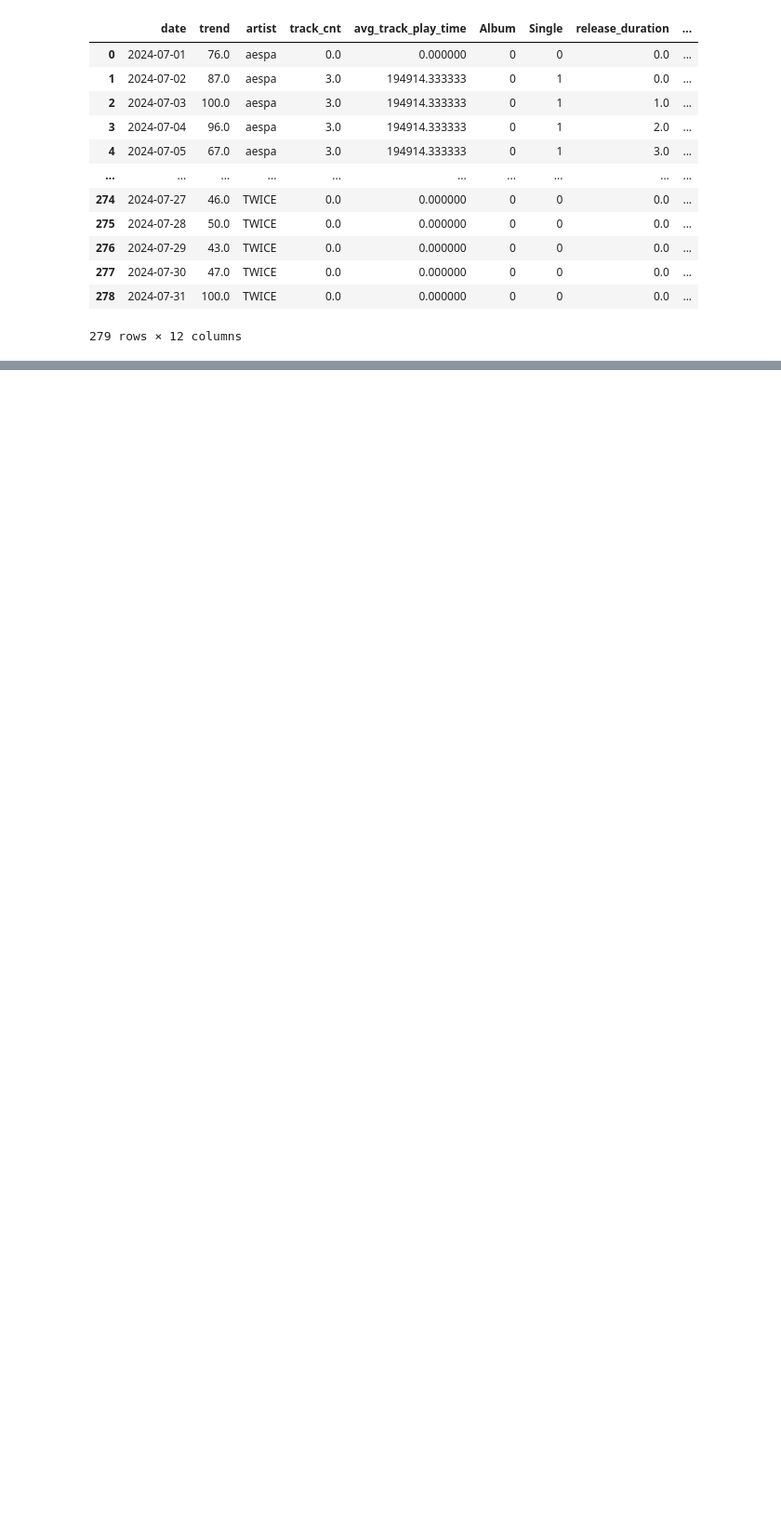
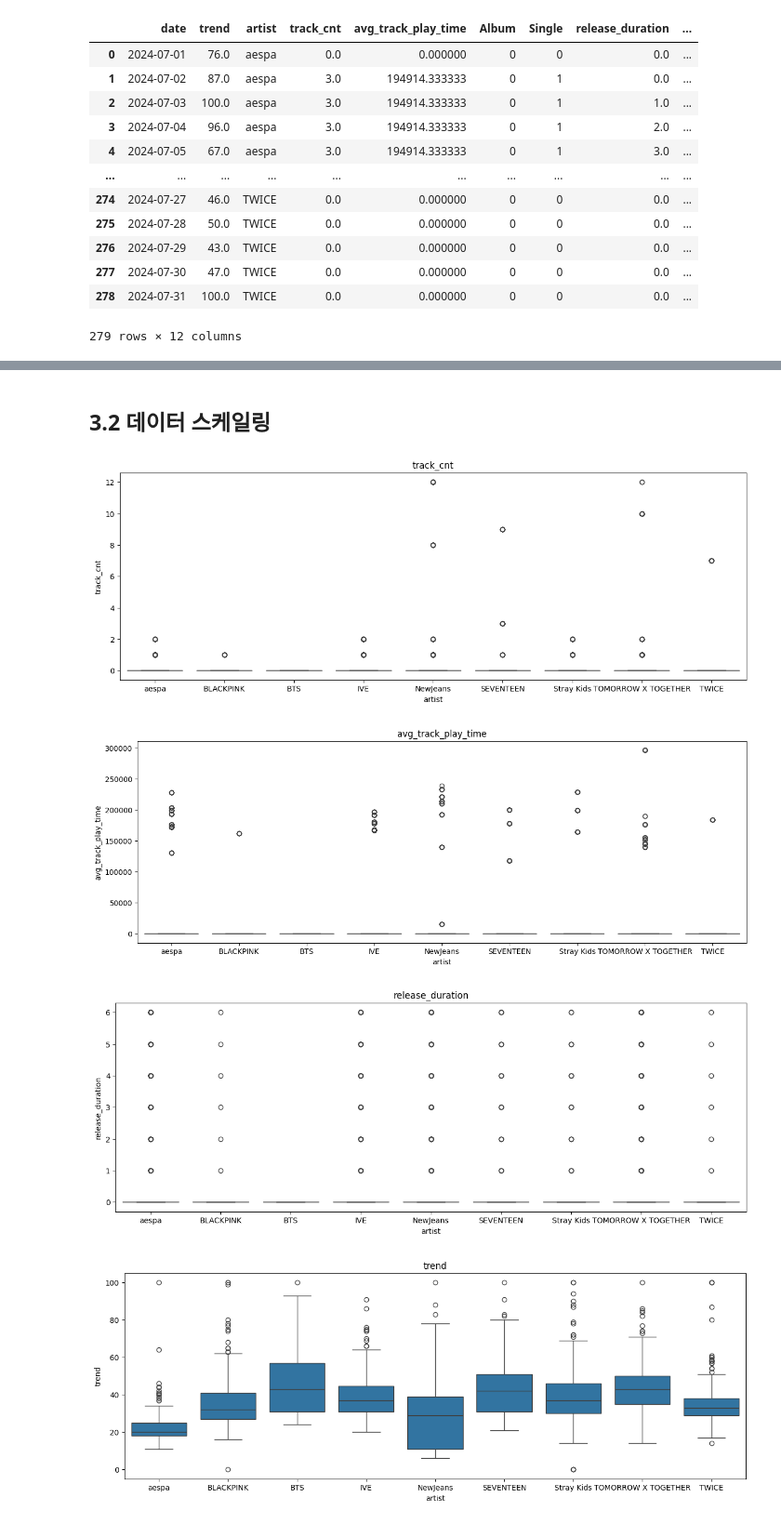
Before and after one commit to lucio-karin0506/Artist_Trend_Analysis, a Jupyter notebook: modeling/trend_prediction_DL.ipynb, the cells around one changed output, grey strips where cells are left out. Shown: that part at 93% size. Saved outputs shown, nothing was run; the diff lists cells and outputs as text; code cells hidden in the pictures; blank space fills up the shorter version.

Commit message:
UPDATE: time series dataset 구성

```diff
--- a/modeling/trend_prediction_DL.ipynb
+++ b/modeling/trend_prediction_DL.ipynb
@@ -256,0 +267,7 @@ interpolate_test_df
+# %%
+# TM 모델과 달리 추세선 제거 안한 trend 변수 사용 -> 데이터 분할 후 스케일링 시행
+# 딥러닝 특성 상, 비선형 관계 학습을 통한 추세 및 계절성 반영 가능
+train_df = interpolate_train_df.drop(['trend2', 'trend3'], axis=1)
+train_cols = ['artist', 'date', 'track_cnt', 'avg_track_play_time', 'Album', 'EP', 'Other', 'Single', 'release_duration', 'trend']
+total_df = train_df[train_cols]
+total_df
@@ -256,0 +309,20 @@ interpolate_test_df
+# %%
+# train, valid 데이터셋 분할
+def split_dataset(total_df:pd.DataFrame, test_size: float):
+
+    train_df_list = []; valid_df_list = []
+    for artist in total_df['artist'].unique():
+
+        single_trend_df = total_df[total_df['artist'] == artist]
+
+        train_df, valid_df = train_test_split(single_trend_df, test_size=test_size, shuffle=False)
+        train_df_list.append(train_df)
+        valid_df_list.append(valid_df)
+
+    train_df = pd.concat(train_df_list).reset_index(drop=True)
+    valid_df = pd.concat(valid_df_list).reset_index(drop=True)
+
+    return train_df, valid_df
+
+train_df, valid_df = split_dataset(total_df, test_size=0.2)
+len(train_df), len(valid_df)
@@ -256,0 +331,17 @@ interpolate_test_df
+# %% [markdown]
+## 3.2 데이터 스케일링
+# %%
+# 변수 별 분포 파악
+# 독립변수에 대해서는 특정일자에 나타나는 앨범정보가 적게 나타나도 해당 값 자체로 중요하다고 판단되어 스케일링 skip
+# trend 변수에서 이상치가 다수 나타난다고 판단되어 robust scaler 사용
+for col in ['track_cnt', 'avg_track_play_time', 'release_duration', 'trend']:
+
+    plt.figure(figsize=(15, 5))
+    plt.title(col)
+    sns.boxplot(data=train_df, y=col, x='artist')
+    plt.show()
+# %% [output]
+[figure, added]
+[figure, added]
+[figure, added]
+[figure, added]
```
Also changed, not shown: parts of 14 cells of this notebook.
